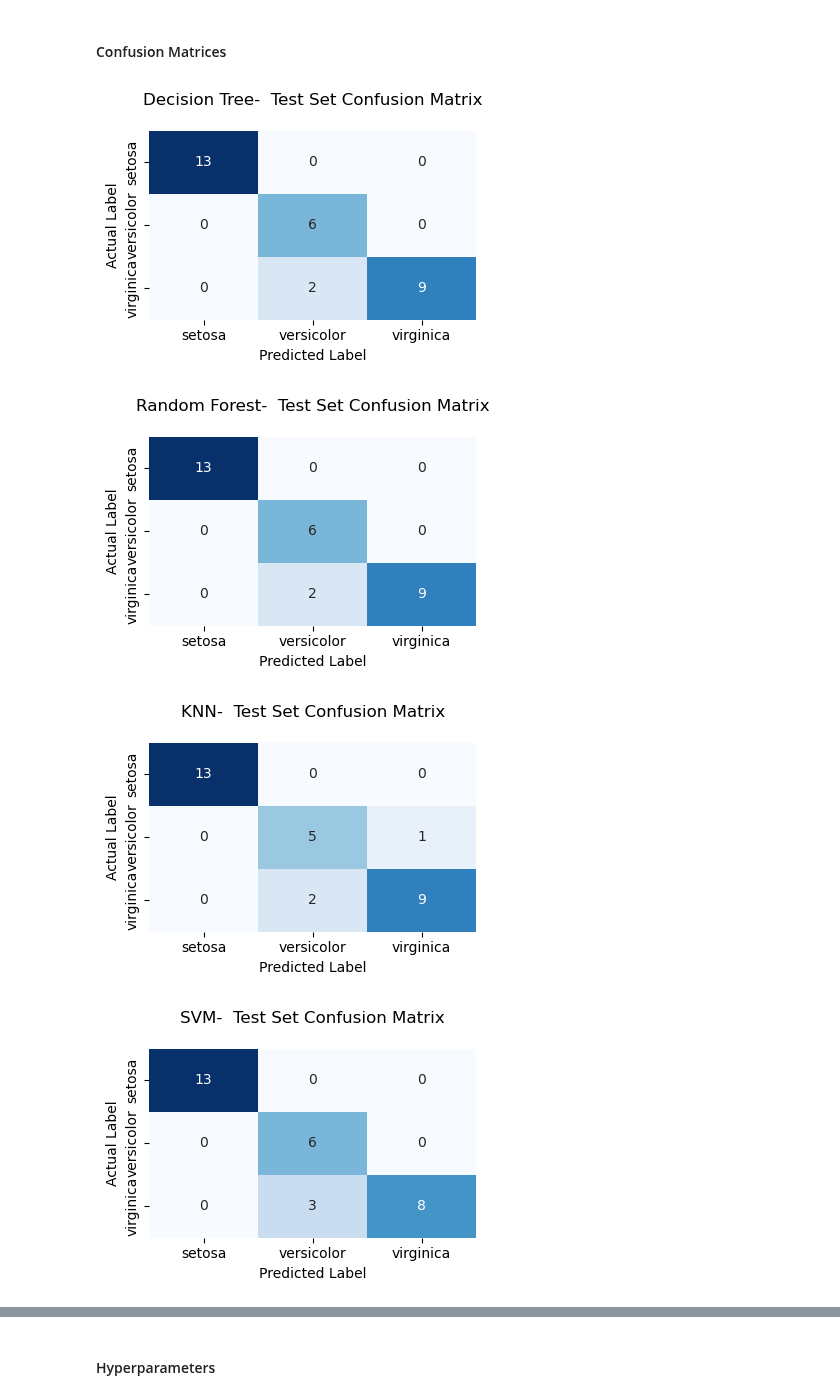
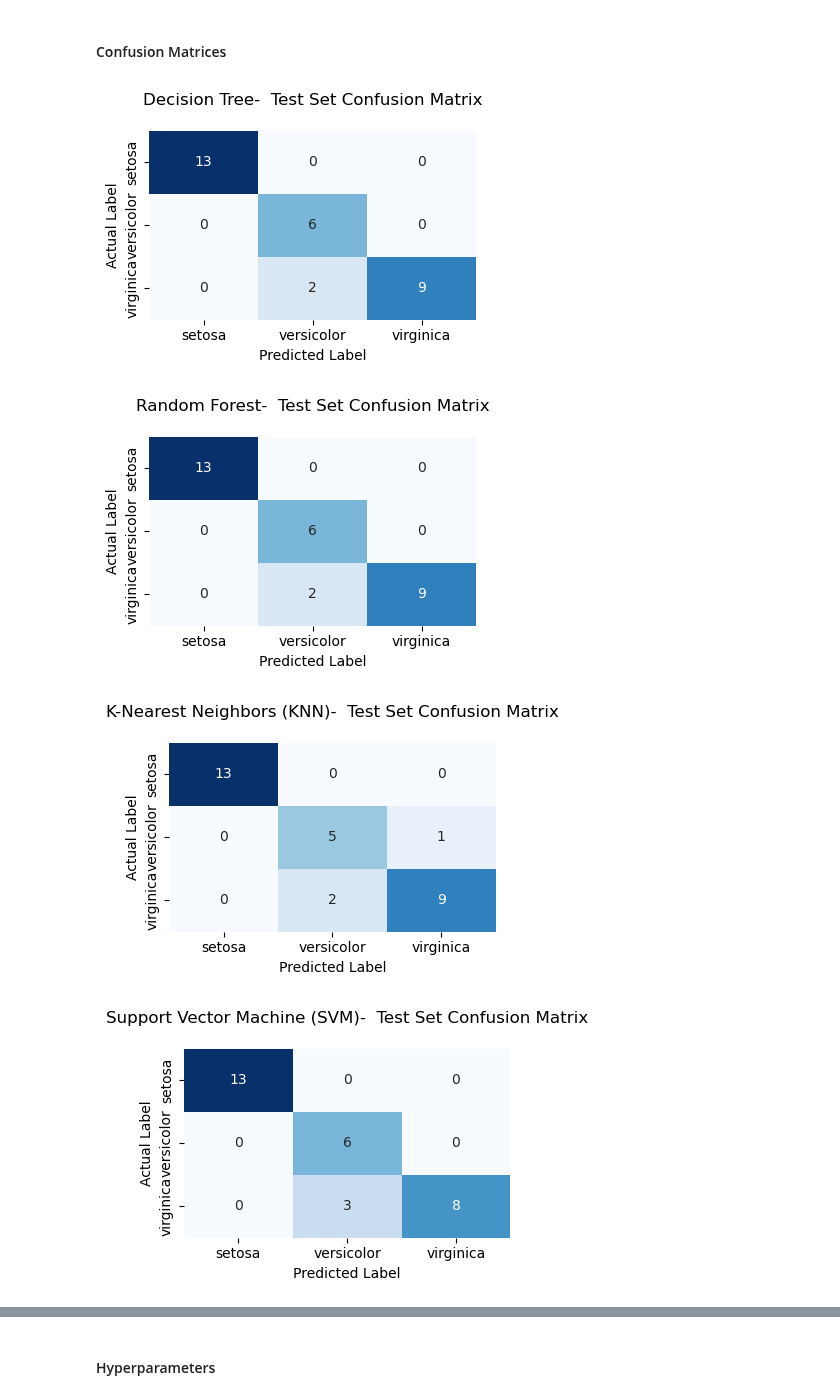
Before and after one commit to catlaujim/machine-learning-classification, a Jupyter notebook: Iris_Long Form.ipynb, the cells around one changed output, grey strips where cells are left out. Drawn from its saved outputs; the diff is of its cells as text; code cells hidden in the pictures.

```diff
--- a/Iris_Long Form.ipynb
+++ b/Iris_Long Form.ipynb
@@ -127,7 +113,7 @@ plt.show()
 # %% [markdown]
 ### Decision Tree
 # %%
-dt_m = DecisionTreeClassifier(random_state=123)
+dt_m = DecisionTreeClassifier(random_state=123, max_depth= 10, min_samples_split= 5)
 
 dt_m.fit(data.X_train, data.y_train)
 val_preds = dt_m.predict(data.X_val)
@@ -397,28 +383,28 @@ nb_cm = confusion_matrix(data.y_test, nb_test_preds)
 # %%
 cm_objects = {
     'Decision Tree': dt_cm,
     'Random Forest': rf_cm,
-    'KNN': knn_cm,
-    'SVM': svm_cm,
-    'NB': nb_cm
+    'K-Nearest Neighbors (KNN)': knn_cm,
+    'Support Vector Machine (SVM)': svm_cm,
+    'Naive Bayes': nb_cm
 }
 for model_name, cm_obj in cm_objects.items():
     plt.figure(figsize=(4, 3))
     sns.heatmap(cm_obj,
                 annot=True,
                 fmt='d',
                 cmap='Blues',
                 cbar=False,
                 xticklabels=iris.target_names,
                 yticklabels=iris.target_names)
     plt.title(f"{model_name}-  Test Set Confusion Matrix\n")
     plt.xlabel('Predicted Label')
     plt.ylabel('Actual Label')
     plt.tight_layout()
     plt.show()
     print("\n")
 # %% [output]
 [figure]
 [figure]
-[figure, old version]
+[figure, new version]
-[figure, old version]
+[figure, new version]
```
Also changed, not shown: parts of 6 cells of this notebook, 1 other file.
